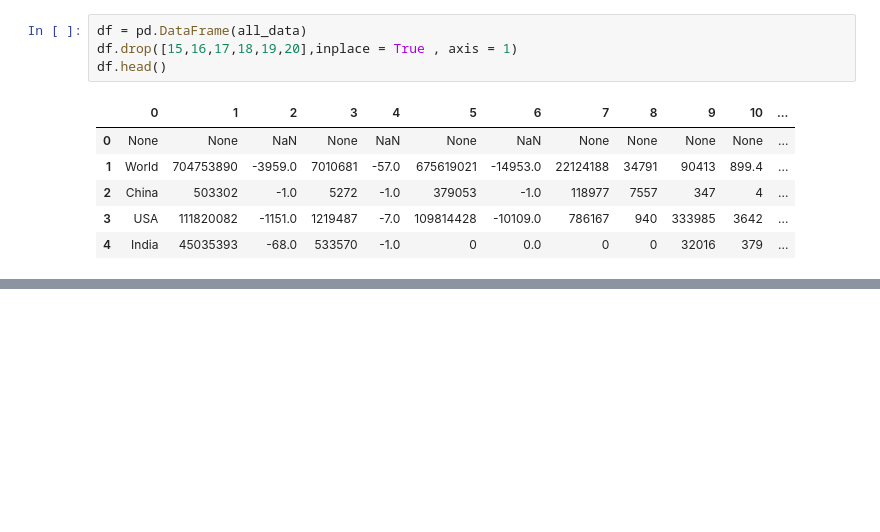
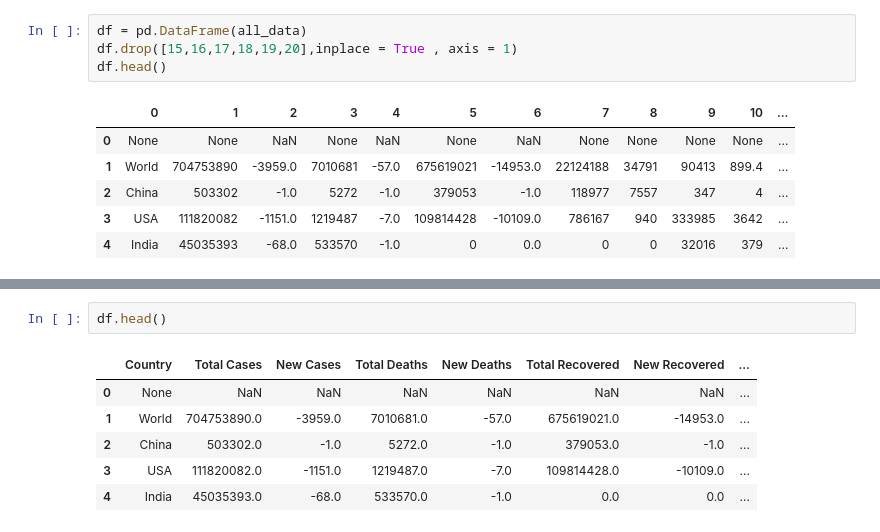
Before and after one commit to Tayyab5733/COVID-19-Dataset-and-Vaccine-Impact-Analyzer, a Jupyter notebook: code.ipynb, the cells around one changed output, grey strips where cells are left out. Cells and saved outputs as stored; diff of their text form; blank space fills up the shorter version.

```diff
--- a/code.ipynb
+++ b/code.ipynb
@@ -80,0 +93,9 @@ ValueError: Length mismatch: Expected axis has 15 elements, new values have 14 e
+# %%
+df.head()
+# %% [output]
+|  | Country | Total Cases | New Cases | Total Deaths | New Deaths | Total Recovered | New Recovered | ... |
+| 0 | None | NaN | NaN | NaN | NaN | NaN | NaN | ... |
+| 1 | World | 704753890.0 | -3959.0 | 7010681.0 | -57.0 | 675619021.0 | -14953.0 | ... |
+| 2 | China | 503302.0 | -1.0 | 5272.0 | -1.0 | 379053.0 | -1.0 | ... |
+| 3 | USA | 111820082.0 | -1151.0 | 1219487.0 | -7.0 | 109814428.0 | -10109.0 | ... |
+| 4 | India | 45035393.0 | -68.0 | 533570.0 | -1.0 | 0.0 | 0.0 | ... |
```
Also changed, not shown: parts of 7 cells of this notebook.
